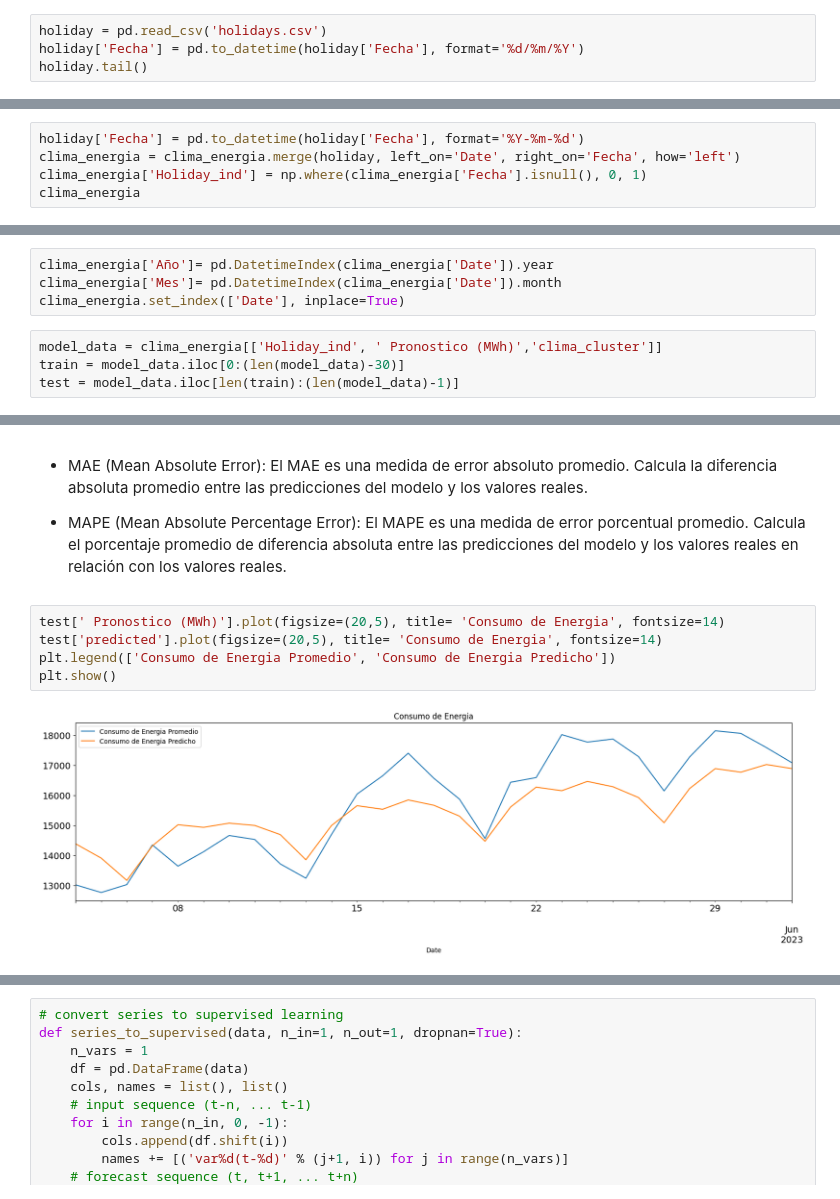
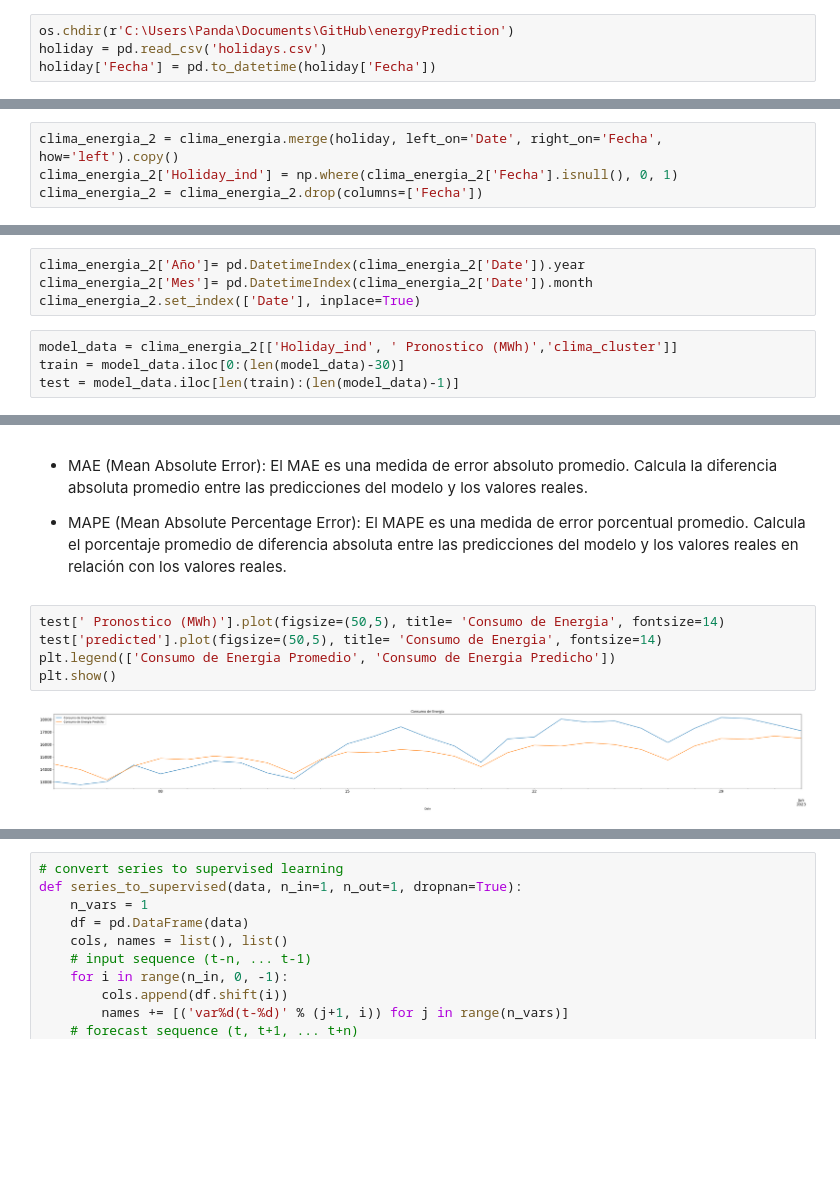
Before and after one commit to anmerino-pnd/energyPrediction, a Jupyter notebook: red_neuronal.ipynb, the cells around one changed output, grey strips where cells are left out. Saved outputs shown, nothing was run; the diff lists cells and outputs as text; blank space fills up the shorter version.

```diff
--- a/red_neuronal.ipynb
+++ b/red_neuronal.ipynb
@@ -268,6 +322,6 @@ plt.show()
 # %% [markdown]
 # Indicador de dias festivos
 # %%
+os.chdir(r'C:\Users\Panda\Documents\GitHub\energyPrediction')
 holiday = pd.read_csv('holidays.csv')
-holiday['Fecha'] = pd.to_datetime(holiday['Fecha'], format='%d/%m/%Y')
-holiday.tail()
+holiday['Fecha'] = pd.to_datetime(holiday['Fecha'])
@@ -281,5 +328,4 @@ holiday.tail()
 # %%
-holiday['Fecha'] = pd.to_datetime(holiday['Fecha'], format='%Y-%m-%d')
-clima_energia = clima_energia.merge(holiday, left_on='Date', right_on='Fecha', how='left')
-clima_energia['Holiday_ind'] = np.where(clima_energia['Fecha'].isnull(), 0, 1)
-clima_energia
+clima_energia_2 = clima_energia.merge(holiday, left_on='Date', right_on='Fecha', how='left').copy()
+clima_energia_2['Holiday_ind'] = np.where(clima_energia_2['Fecha'].isnull(), 0, 1)
+clima_energia_2 = clima_energia_2.drop(columns=['Fecha'])
@@ -302,9 +337,9 @@ clima_energia
 # %%
-clima_energia['Año']= pd.DatetimeIndex(clima_energia['Date']).year
-clima_energia['Mes']= pd.DatetimeIndex(clima_energia['Date']).month
-clima_energia.set_index(['Date'], inplace=True)
+clima_energia_2['Año']= pd.DatetimeIndex(clima_energia_2['Date']).year
+clima_energia_2['Mes']= pd.DatetimeIndex(clima_energia_2['Date']).month
+clima_energia_2.set_index(['Date'], inplace=True)
 # %%
-model_data = clima_energia[['Holiday_ind', ' Pronostico (MWh)','clima_cluster']]
+model_data = clima_energia_2[['Holiday_ind', ' Pronostico (MWh)','clima_cluster']]
 train = model_data.iloc[0:(len(model_data)-30)]
 test = model_data.iloc[len(train):(len(model_data)-1)]
 # %%
@@ -458,12 +491,12 @@ El MAE es una medida de error absoluto promedio. Calcula la diferencia absoluta
 * MAPE (Mean Absolute Percentage Error):
 El MAPE es una medida de error porcentual promedio. Calcula el porcentaje promedio de diferencia absoluta entre las predicciones del modelo y los valores reales en relación con los valores reales.
 # %%
-test[' Pronostico (MWh)'].plot(figsize=(20,5), title= 'Consumo de Energia', fontsize=14)
-test['predicted'].plot(figsize=(20,5), title= 'Consumo de Energia', fontsize=14)
+test[' Pronostico (MWh)'].plot(figsize=(50,5), title= 'Consumo de Energia', fontsize=14)
+test['predicted'].plot(figsize=(50,5), title= 'Consumo de Energia', fontsize=14)
 plt.legend(['Consumo de Energia Promedio', 'Consumo de Energia Predicho'])
 plt.show()
 # %% [output]
-[figure, old version]
+[figure, new version]
 # %%
 model_fit.fittedvalues.plot(figsize=(20,5), title= 'Consumo de Energia', fontsize=14)
 test['predicted'].plot(figsize=(20,5), title= 'Consumo de Energia', fontsize=14)
```
Also changed, not shown: parts of 96 cells of this notebook, 1 other file.
